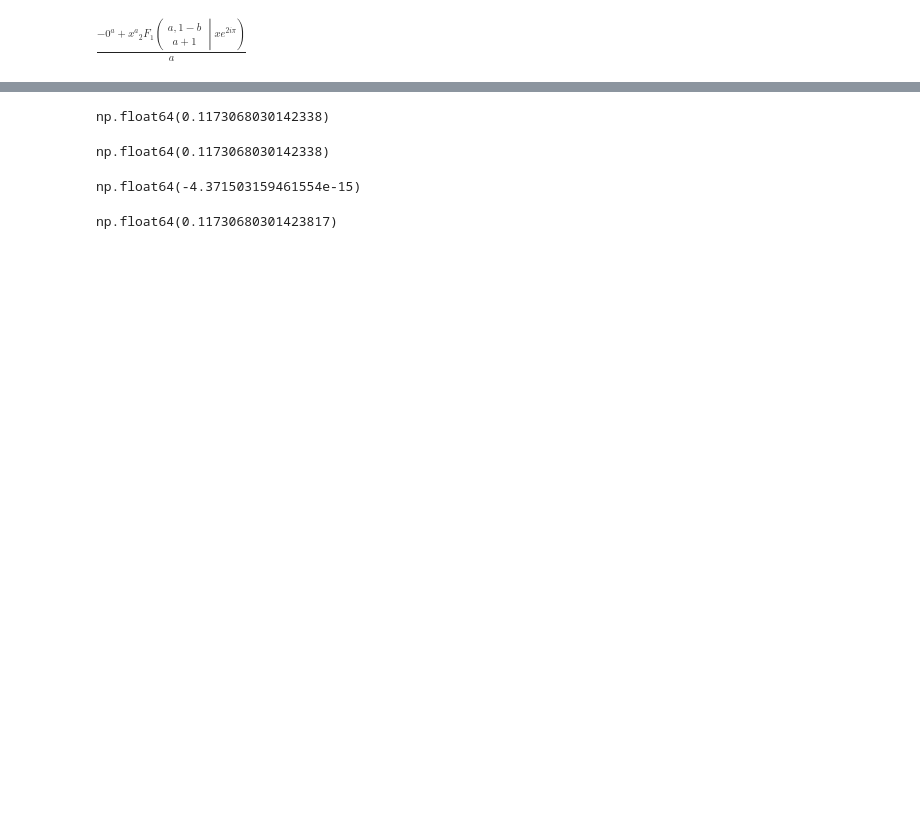
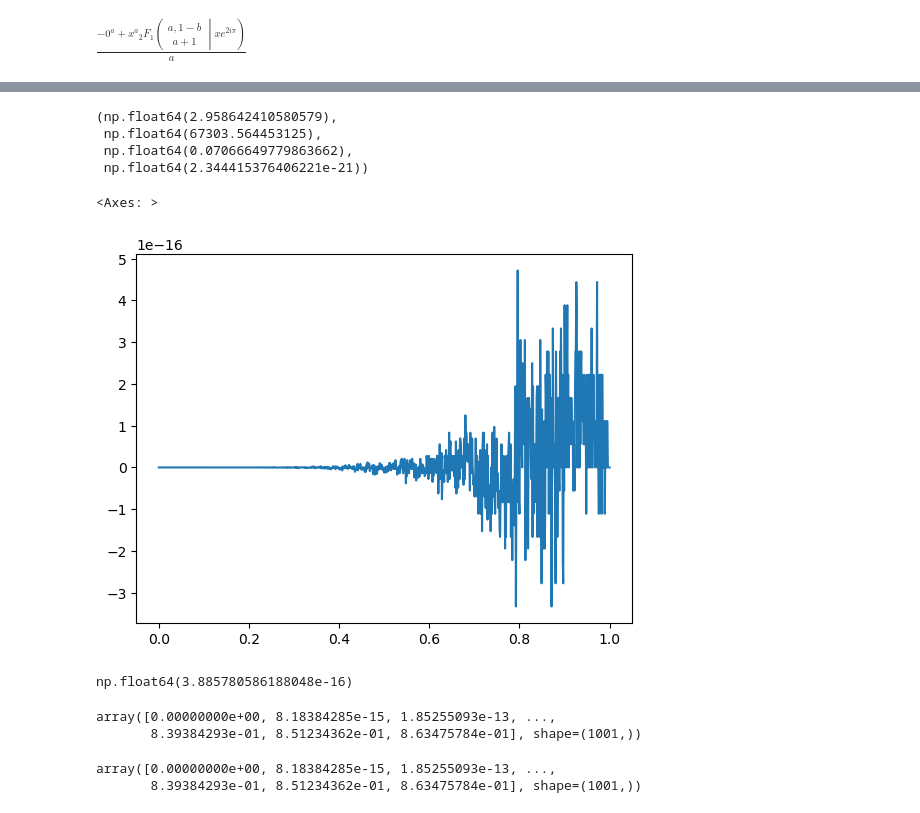
Before and after one commit to crusaderky/pyscenarios, a Jupyter notebook: simpy.ipynb, the cells around one changed output, grey strips where cells are left out. Drawn from its saved outputs; the diff is of its cells as text; code cells hidden in the pictures; blank space fills up the shorter version.

Commit message:
poch

```diff
--- a/simpy.ipynb
+++ b/simpy.ipynb
@@ -40,6 +18,7 @@ np.float64(-0.0361806141683976)
 # %%
 a = 4.5
 b = 0.5
-x = 0.75
-x**a / a * hyp2f1(a, 1 - b, a + 1, x) / beta(a, b)
+x = 0.7
+y = betainc(a, b, x)
+y
 # %% [output]
@@ -68,0 +87,24 @@ np.float64(0.1173068030142338)
+# %%
+def _betainc_approx(a, b, x, niter=200):
+    m1 = poch(a, b) * np.sin(np.pi * b) / np.pi
+    print(f"m1={m1}")
+    def m2(n):
+        res = poch(n + 1, -b) / (a + n)
+        print(f"m2({n})={res}")
+        return res
+
+    return m1 * sum(m2(n) * x**(a + n) for n in range(niter))
+
+
+def betainc_approx(a, b, x, niter=200):
+    # The continued fraction will converge rapidly when x <
+    # (a+1)/(a+b+2) as per: http://dlmf.nist.gov/8.17.E23.
+    #
+    # Otherwise, we can rewrite using the symmetry relation as per:
+    # http://dlmf.nist.gov/8.17.E4
+    converges_rapidly = x < (a + 1) / (a + b + 2)
+    ar = np.where(converges_rapidly, a, b)
+    br = np.where(converges_rapidly, b, a)
+    xr = np.where(converges_rapidly, x, 1 - x)
+    yr = _betainc_approx(ar, br, xr, niter)
+    return np.where(converges_rapidly, yr, 1 - yr)
@@ -69,3 +135,24 @@ np.float64(0.1173068030142338)
+# %%
+poch(9, 0.5), poch(0.5, 9), poch(201, -0.5), poch(201, -9)
+# %% [output]
+(np.float64(2.958642410580579),
+ np.float64(67303.564453125),
+ np.float64(0.07066649779863662),
+ np.float64(2.344415376406221e-21))
+# %%
+x = np.linspace(0, 1, 1001)
+actual = betainc_approx(a, b, x, niter=200)
+expect = betainc(a, b, x)
+
+import pandas as pd
+pd.Series(actual - expect, index=x).plot()
+# %% [output]
+<Axes: >
+[figure, added]
+# %%
+np.abs(actual - expect).max()
+# %% [output]
+np.float64(3.885780586188048e-16)
 # %%
 bi = x**a * gamma(a + 1) * gamma(a + b) / a / gamma(a)**2 / gamma(1 - b) / gamma(b) * sum(
     gamma(-b + n + 1) / gamma(n + 1) / (a + n) * x**n
@@ -73,7 +160,8 @@ bi = x**a * gamma(a + 1) * gamma(a + b) / a / gamma(a)**2 / gamma(1 - b) / gamma
 )
 bi
 # %% [output]
-np.float64(0.1173068030142338)
+array([0.00000000e+00, 8.18384285e-15, 1.85255093e-13, ...,
+       8.39384293e-01, 8.51234362e-01, 8.63475784e-01], shape=(1001,))
 # %%
 bi = x**a * np.sin(np.pi * b) * gamma(a + b) / gamma(a) / np.pi * sum(
     gamma(-b + n + 1) / (a + n) / gamma(n + 1) * x**n
@@ -81,18 +169,9 @@ bi = x**a * np.sin(np.pi * b) * gamma(a + b) / gamma(a) / np.pi * sum(
 )
 bi
 # %% [output]
-np.float64(0.1173068030142338)
+array([0.00000000e+00, 8.18384285e-15, 1.85255093e-13, ...,
+       8.39384293e-01, 8.51234362e-01, 8.63475784e-01], shape=(1001,))
 # %%
-bi - betainc(a, b, x)
+bi - y
-# %% [output]
-np.float64(-4.371503159461554e-15)
-# %%
-bi = x**a * np.sin(np.pi * b) * gamma(a + b) / gamma(a) / np.pi * sum(
-    gammaprops[n] / (a + n) * x**n
-    for n in range(1000)
-)
-bi
-# %% [output]
-np.float64(0.11730680301423817)
 # %%
 bi - betainc(a, b, x)
```
Also changed, not shown: parts of 29 cells of this notebook, 1 other file.
